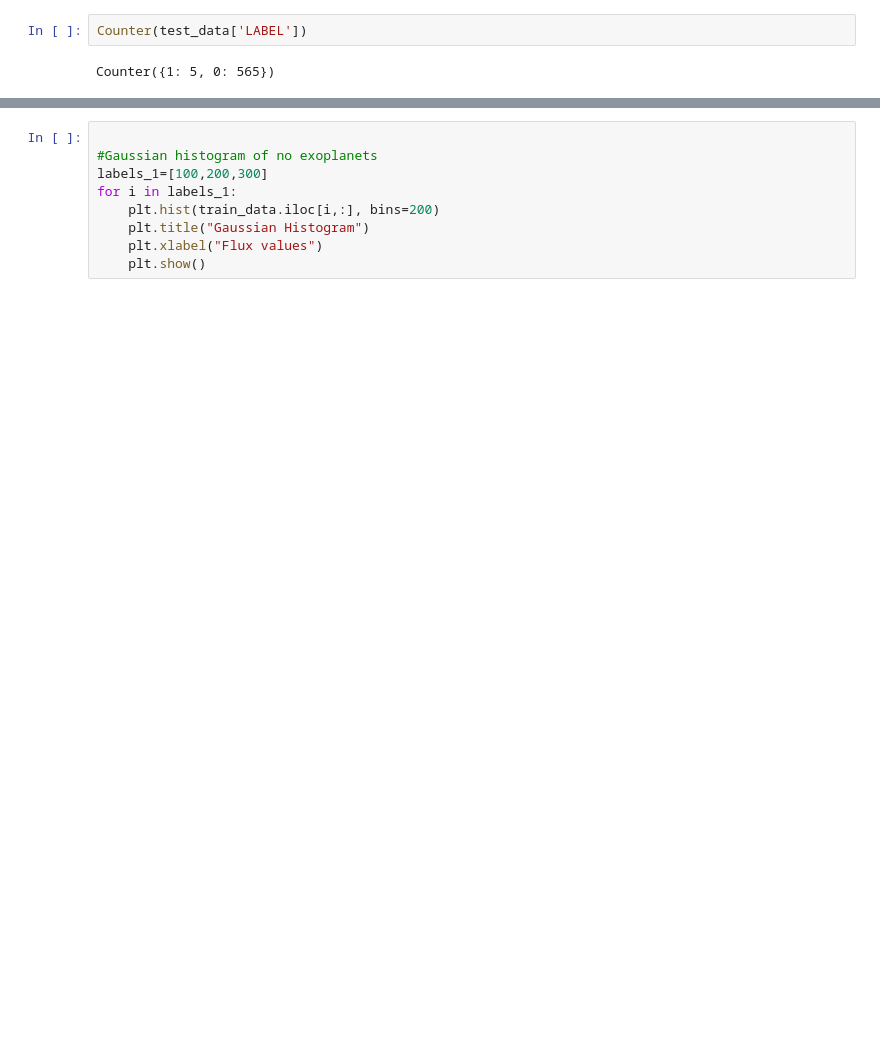
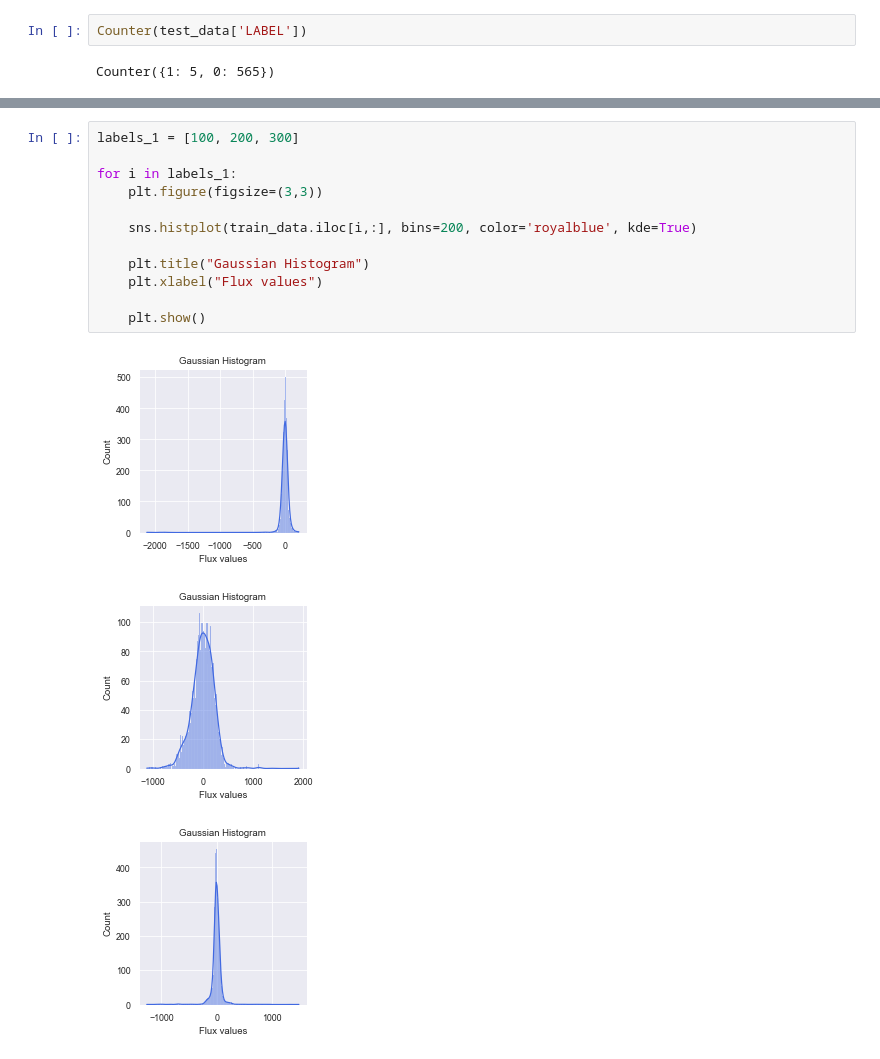
Before and after one commit to NicoGalvarino/Exoplanet-exploration, a Jupyter notebook: exoplanet_ANN.ipynb, the cells around one changed output, grey strips where cells are left out. Drawn from its saved outputs; the diff is of its cells as text; blank space fills up the shorter version.

```diff
--- a/exoplanet_ANN.ipynb
+++ b/exoplanet_ANN.ipynb
@@ -191,10 +242,17 @@ plt.show()
 # %%
+labels_1 = [100, 200, 300]
 
-#Gaussian histogram of no exoplanets
-labels_1=[100,200,300]
 for i in labels_1:
-    plt.hist(train_data.iloc[i,:], bins=200)
+    plt.figure(figsize=(3,3))
+
+    sns.histplot(train_data.iloc[i,:], bins=200, color='royalblue', kde=True)
+
     plt.title("Gaussian Histogram")
     plt.xlabel("Flux values")
+
     plt.show()
+# %% [output]
+[figure, added]
+[figure, added]
+[figure, added]
 # %%
```
Also changed, not shown: parts of 48 cells of this notebook.
